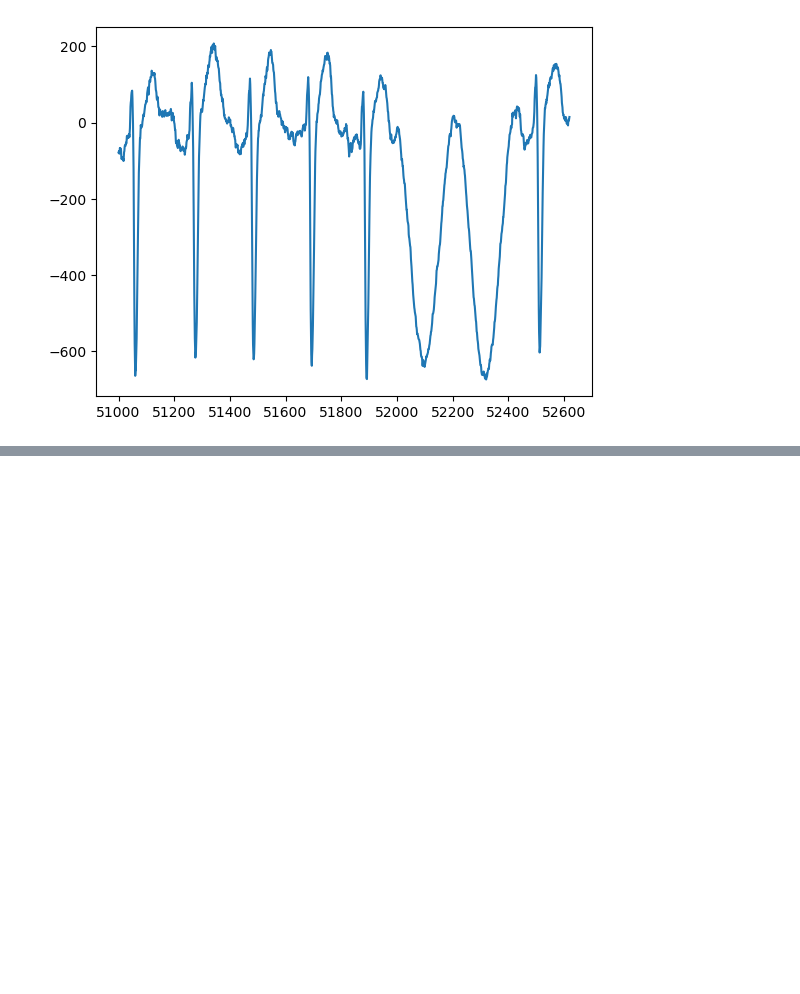
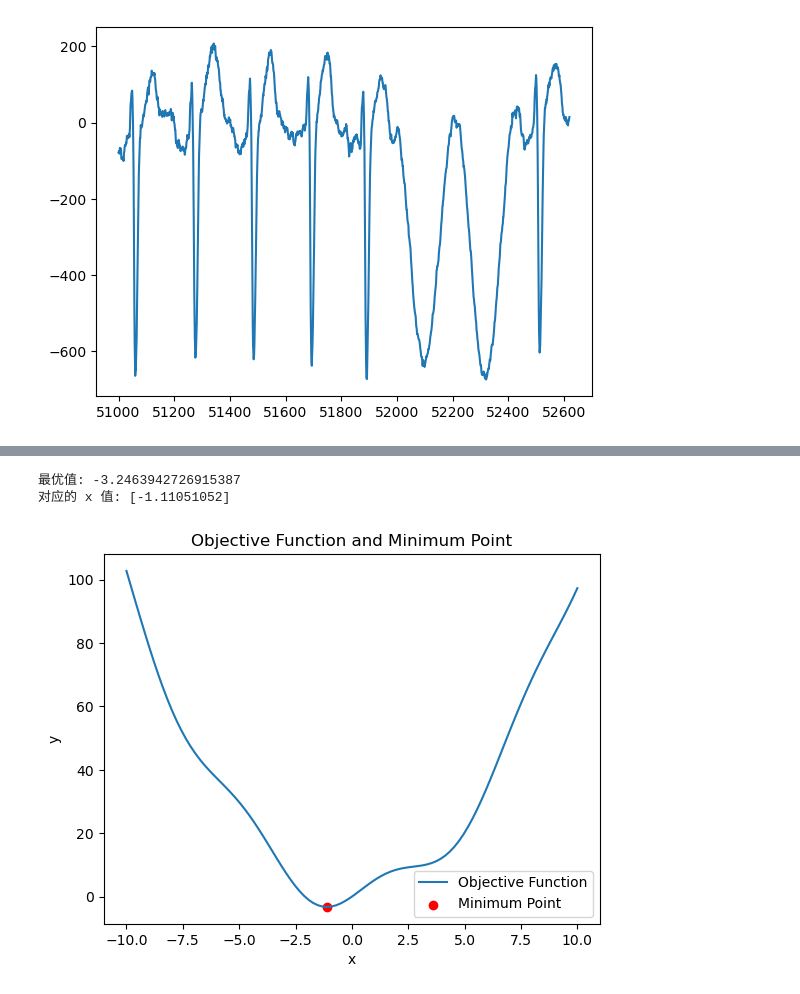
Before and after one commit to wangchz13/Anomaly-Transformer, a Jupyter notebook: test.ipynb, the cells around one changed output, grey strips where cells are left out. Cells and saved outputs as stored; diff of their text form; code cells hidden in the pictures; blank space fills up the shorter version.

```diff
--- a/test.ipynb
+++ b/test.ipynb
@@ -68,0 +92,44 @@ array([[1.],
+# %%
+import numpy as np
+from scipy.optimize import minimize
+import matplotlib.pyplot as plt
+
+# 定义目标函数
+def objective_function(x):
+    return x**2 + 5 * np.sin(x)
+
+# 随机选择一个起始点
+initial_guess = 0
+
+# 最小化目标函数
+result = minimize(objective_function, initial_guess, method='BFGS')
+
+# 输出最优值和对应的 x 值
+print("最优值:", result.fun)
+print("对应的 x 值:", result.x)
+
+# 在一定范围内生成 x 值
+x_values = np.linspace(-10, 10, 100)
+# 计算对应的 y 值
+y_values = objective_function(x_values)
+
+# 绘制函数曲线
+plt.plot(x_values, y_values, label='Objective Function')
+
+# 绘制极小值点
+plt.scatter(result.x, result.fun, color='red', label='Minimum Point')
+
+# 设置图表标题和标签
+plt.title('Objective Function and Minimum Point')
+plt.xlabel('x')
+plt.ylabel('y')
+
+# 添加图例
+plt.legend()
+
+# 显示图表
+plt.show()
+# %% [output]
+最优值: -3.2463942726915387
+对应的 x 值: [-1.11051052]
+[figure, added]
```
Also changed, not shown: parts of 10 cells of this notebook, 8 other files.
